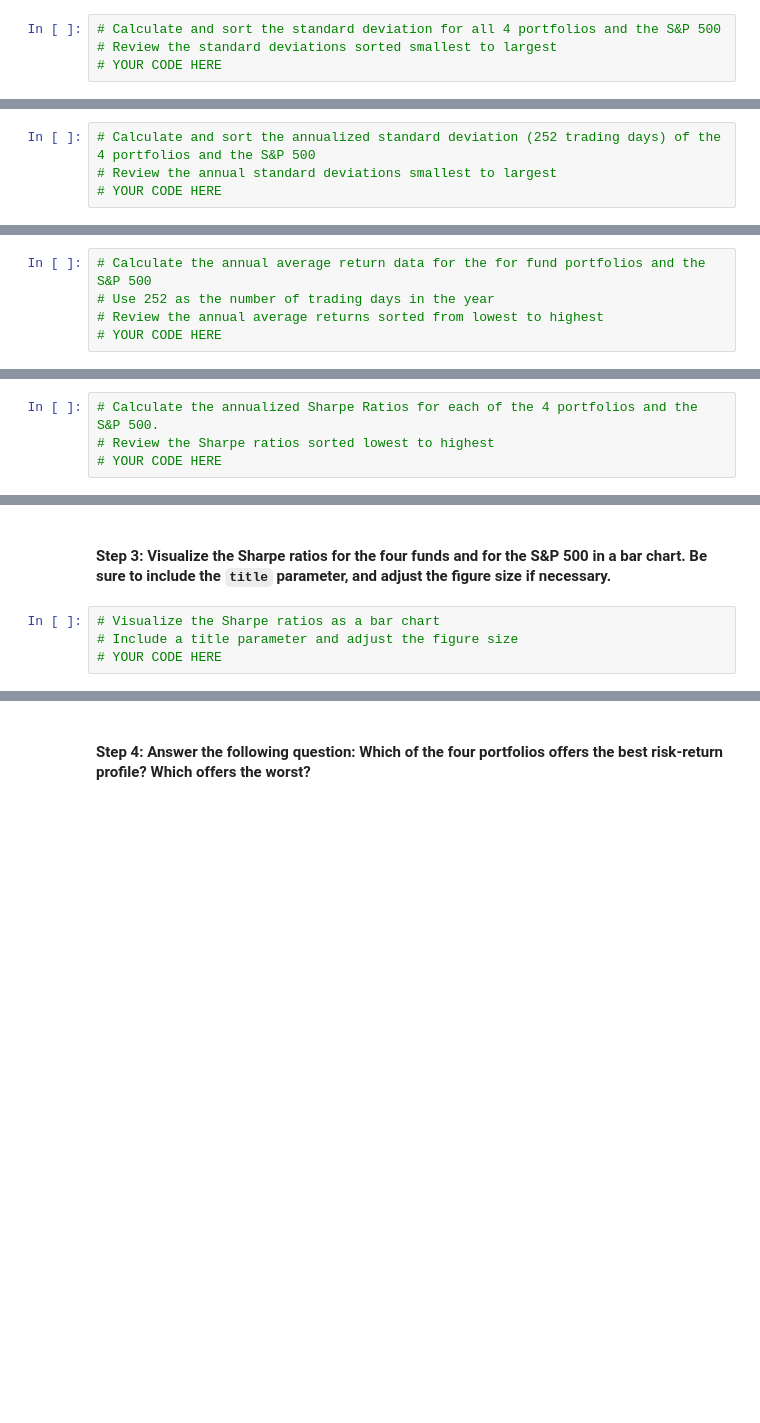
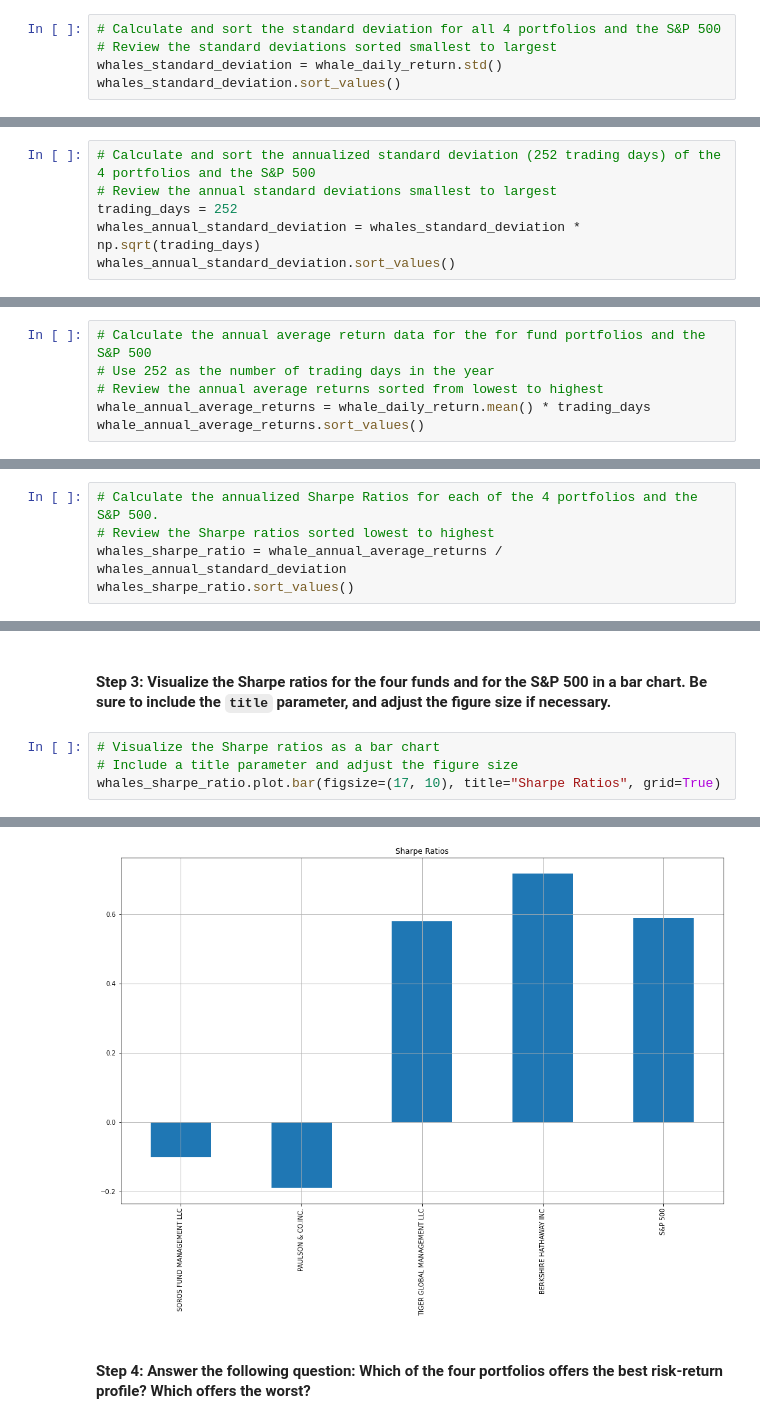
Before and after one commit to scottslusher/Whale-Analysis-Challenge, a Jupyter notebook: risk_return_analysis.ipynb, the cells around one changed output, grey strips where cells are left out. Drawn from its saved outputs; the diff is of its cells as text; blank space fills up the shorter version.

```diff
--- a/risk_return_analysis.ipynb
+++ b/risk_return_analysis.ipynb
@@ -276,4 +277,5 @@ Evaluate the risk profile of each portfolio by using the standard deviation and
 # %%
 # Calculate and sort the standard deviation for all 4 portfolios and the S&P 500
 # Review the standard deviations sorted smallest to largest
-# YOUR CODE HERE
+whales_standard_deviation = whale_daily_return.std()
+whales_standard_deviation.sort_values()
@@ -282,4 +291,6 @@ Evaluate the risk profile of each portfolio by using the standard deviation and
 # %%
 # Calculate and sort the annualized standard deviation (252 trading days) of the 4 portfolios and the S&P 500
 # Review the annual standard deviations smallest to largest
-# YOUR CODE HERE
+trading_days = 252
+whales_annual_standard_deviation = whales_standard_deviation * np.sqrt(trading_days)
+whales_annual_standard_deviation.sort_values()
@@ -328,4 +424,5 @@ To determine the overall risk of an asset or portfolio, quantitative analysts an
 # Calculate the annual average return data for the for fund portfolios and the S&P 500
 # Use 252 as the number of trading days in the year
 # Review the annual average returns sorted from lowest to highest
-# YOUR CODE HERE
+whale_annual_average_returns = whale_daily_return.mean() * trading_days
+whale_annual_average_returns.sort_values()
@@ -334,4 +438,5 @@ To determine the overall risk of an asset or portfolio, quantitative analysts an
 # %%
 # Calculate the annualized Sharpe Ratios for each of the 4 portfolios and the S&P 500.
 # Review the Sharpe ratios sorted lowest to highest
-# YOUR CODE HERE
+whales_sharpe_ratio = whale_annual_average_returns / whales_annual_standard_deviation
+whales_sharpe_ratio.sort_values()
@@ -340,4 +452,5 @@ To determine the overall risk of an asset or portfolio, quantitative analysts an
 # %%
 # Visualize the Sharpe ratios as a bar chart
 # Include a title parameter and adjust the figure size
-# YOUR CODE HERE
+whales_sharpe_ratio.plot.bar(figsize=(17, 10), title="Sharpe Ratios", grid=True)
+# %% [output]
@@ -344,3 +458,4 @@ To determine the overall risk of an asset or portfolio, quantitative analysts an
+[figure, added]
 # %% [markdown]
 #### Step 4: Answer the following question: Which of the four portfolios offers the best risk-return profile? Which offers the worst?
 # %% [markdown]
```
Also changed, not shown: parts of 27 cells of this notebook.
